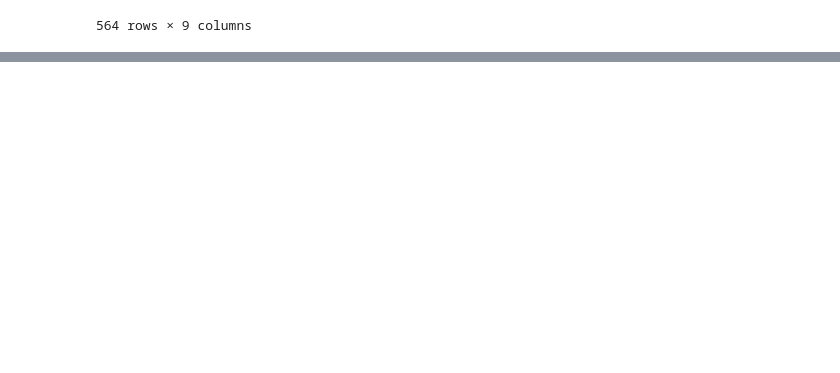
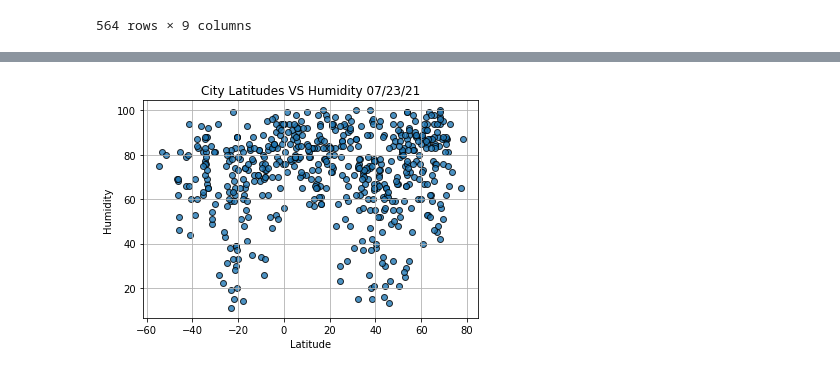
Before and after one commit to alesandelmoral/World_Weather_Analysis, a Jupyter notebook: WeatherPy.ipynb, the cells around one changed output, grey strips where cells are left out. Drawn from its saved outputs; the diff is of its cells as text; code cells hidden in the pictures; blank space fills up the shorter version.

```diff
--- a/WeatherPy.ipynb
+++ b/WeatherPy.ipynb
@@ -211,0 +241,15 @@ city_data_df.to_csv(output_data_file, index_label="City_ID")
+# %%
+plt.scatter(x = lats, y = humidity, edgecolors= "black", linewidths=1, marker="o", alpha=0.8, label="Cities")
+# Incorporate the other graph properties.
+plt.title(f"City Latitudes VS Humidity {today}")
+plt.ylabel("Humidity")
+plt.xlabel("Latitude")
+plt.grid(True)
+
+# Save the figure.
+plt.savefig("weather_data/Fig1.png")
+
+# Show plot.
+plt.show()
+# %% [output]
+[figure, added]
```
Also changed, not shown: parts of 27 cells of this notebook, 2 other files.
